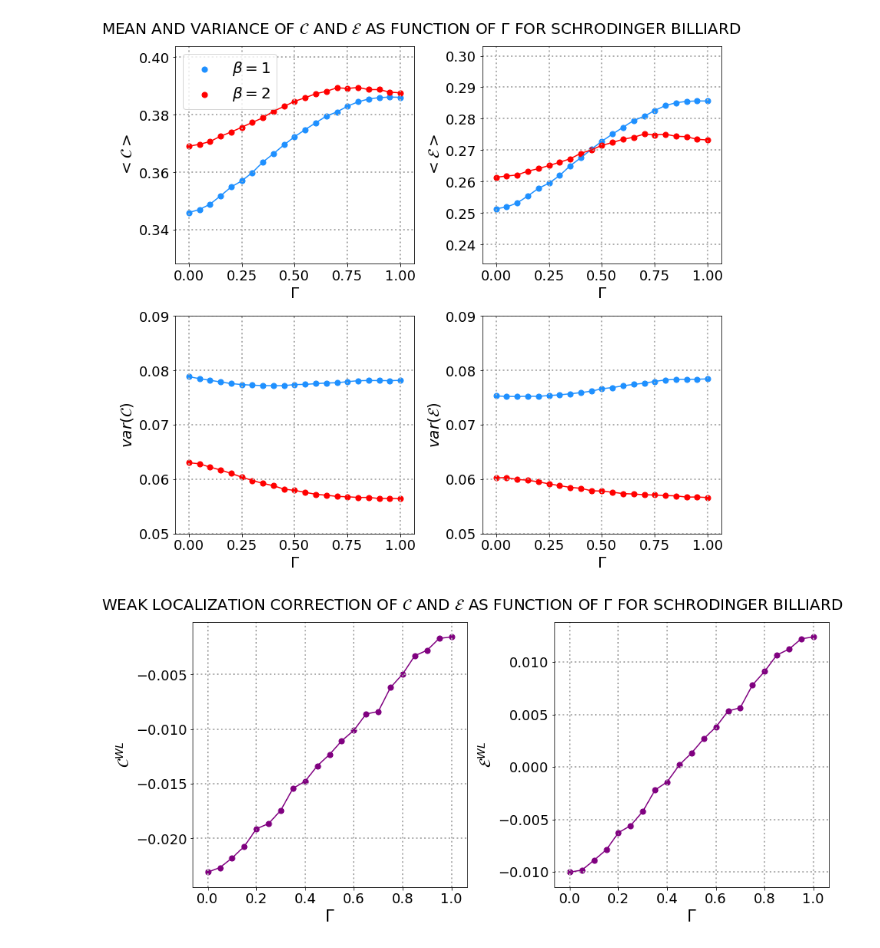
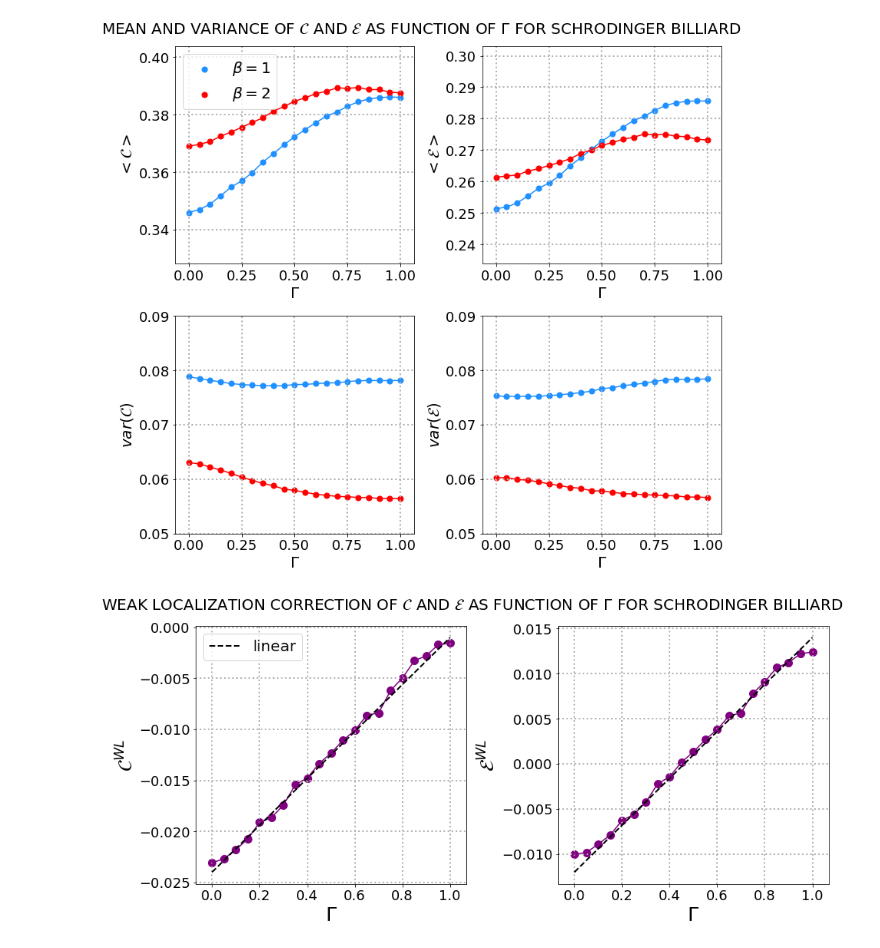
Before and after one commit to Rafffaelb/Schrodinger_Billiard, a Jupyter notebook: WignerDyson/Data_Analysis/Concurrence_Gamma.ipynb, the cells around one changed output. Drawn from its saved outputs; the diff is of its cells as text; code cells hidden in the pictures.

```diff
--- a/WignerDyson/Data_Analysis/Concurrence_Gamma.ipynb
+++ b/WignerDyson/Data_Analysis/Concurrence_Gamma.ipynb
@@ -269,24 +269,28 @@ for i in range(2):
 # %%
 fig, axs = plt.subplots(1,2, figsize = (13,6), constrained_layout = True, facecolor = 'w')
 
 fig.suptitle(r'WEAK LOCALIZATION CORRECTION OF $\mathcal{C}$ AND $\mathcal{E}$ AS FUNCTION OF $\Gamma$ FOR SCHRODINGER BILLIARD', fontsize = 20)
 
 axs[0].plot([i/20 for i in range(0,21)], (meanConcurrence_O-meanConcurrence_U), color = 'purple', linestyle = '-')
 for k in range(0,len(meanConcurrence_O)):
-        axs[0].scatter((k)/20, (meanConcurrence_O[k]-meanConcurrence_U[k]), s = 50, color = 'purple', alpha = 1)
+        axs[0].scatter((k)/20, (meanConcurrence_O[k]-meanConcurrence_U[k]), s = 100, color = 'purple', alpha = 1)
 
 axs[1].plot([i/20 for i in range(0,21)], (meanEntanglement_O-meanEntanglement_U), color = 'purple', linestyle = '-')
 for k in range(0,len(meanConcurrence_O)):
-        axs[1].scatter((k)/20, (meanEntanglement_O[k]-meanEntanglement_U[k]), s = 50, color = 'purple', alpha = 1)
+        axs[1].scatter((k)/20, (meanEntanglement_O[k]-meanEntanglement_U[k]), s = 100, color = 'purple', alpha = 1)
 
-axs[0].set_ylabel(r'$\mathcal{C}^{WL}$', fontsize = 20)
+axs[0].plot([i/20 for i in range(0,21)], ([(0.023*(i/20)-0.024) for i in range(0,21)]), color = 'black', linestyle = 'dashed', label = 'linear', linewidth = 2)
+axs[1].plot([i/20 for i in range(0,21)], ([(0.026*(i/20)-0.012) for i in range(0,21)]), color = 'black', linestyle = 'dashed', linewidth = 2)
 
-axs[1].set_ylabel(r'$\mathcal{E}^{WL}$', fontsize = 20)
+axs[0].set_ylabel(r'$\mathcal{C}^{WL}$', fontsize = 25)
+
+axs[1].set_ylabel(r'$\mathcal{E}^{WL}$', fontsize = 25)
 
 
 for i in range(0,2):
     axs[i].grid(linestyle=':', linewidth = 2)
-    axs[i].set_xlabel(r'$\Gamma$', fontsize = 21)
+    axs[i].set_xlabel(r'$\Gamma$', fontsize = 25)
     axs[i].tick_params(axis = 'both', which = 'major', labelsize = 18)
+    axs[0].legend(fontsize = 20)
 # %% [output]
-[figure, old version]
+[figure, new version]
```
Also changed, not shown: 1 other file.
